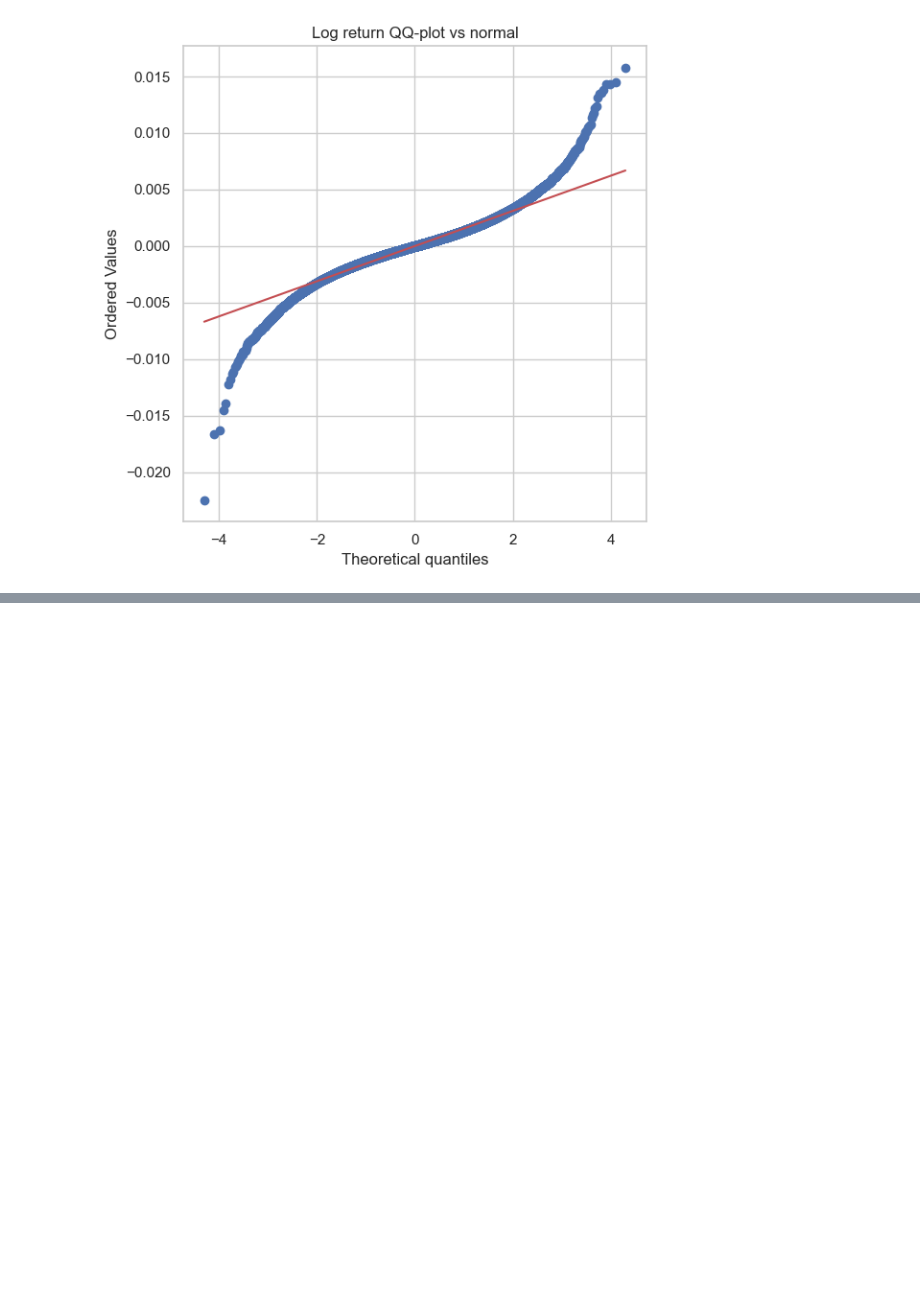
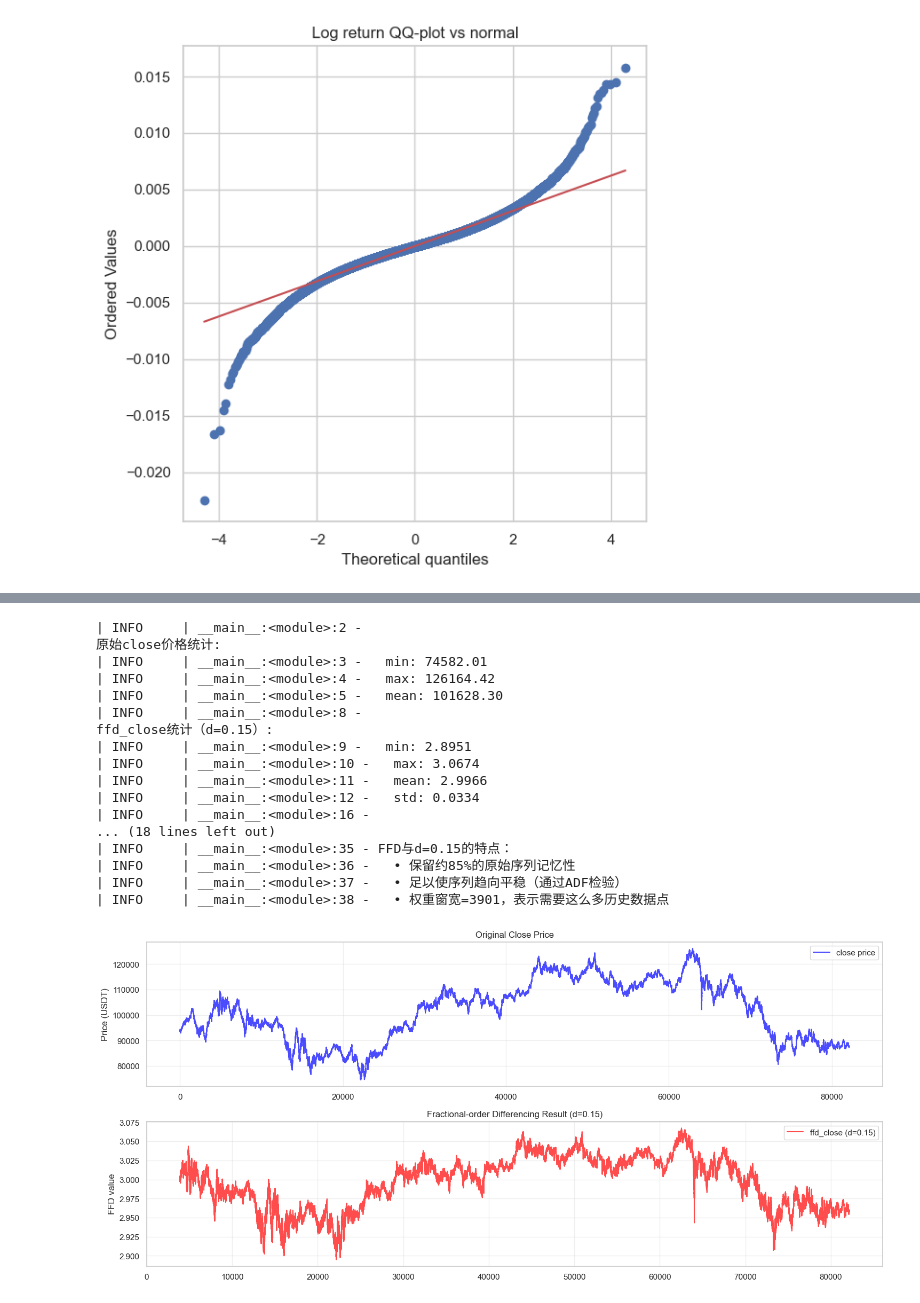
Before and after one commit to IthaiT/CryptoQuant, a Jupyter notebook: notebooks/data_process/handle_price.ipynb, the cells around one changed output, grey strips where cells are left out. Cells and saved outputs as stored; diff of their text form; code cells hidden in the pictures; blank space fills up the shorter version.

Commit message:
handle_price.ipynb stable version

```diff
--- a/notebooks/data_process/handle_price.ipynb
+++ b/notebooks/data_process/handle_price.ipynb
@@ -385,0 +356,80 @@ logger.info(f"used_lag: {stats['used_lag']}")
+# %%
+# 1. 检查各序列的基本统计
+logger.info(f"\n原始close价格统计:")
+logger.info(f"  min: {df['close'].min():.2f}")
+logger.info(f"  max: {df['close'].max():.2f}")
+logger.info(f"  mean: {df['close'].mean():.2f}")
+
+valid_ffd = df['ffd_close'].dropna()
+logger.info(f"\nffd_close统计（d=0.15）:")
+logger.info(f"  min: {valid_ffd.min():.4f}")
+logger.info(f"  max: {valid_ffd.max():.4f}")
+logger.info(f"  mean: {valid_ffd.mean():.4f}")
+logger.info(f"  std: {valid_ffd.std():.4f}")
+
+# 2. 检查权重
+weights = get_weights_ffd(0.15, thresh=1e-5, max_width=20000)
+logger.info(f"\n权重信息 (d=0.15):")
+logger.info(f"  权重窗口宽度: {len(weights)}")
+logger.info(f"  权重之和: {weights.sum():.6f}")
+logger.info(f"  首个权重 (w[0]): {weights[0]:.6f}")
+logger.info(f"  第一个权重 (w[-1]): {weights[-1]:.6f}")
+logger.info(f"  正权重之和: {weights[weights > 0].sum():.6f}")
+logger.info(f"  负权重之和: {weights[weights < 0].sum():.6f}")
+
+# 3. 数学解释
+logger.info(f"\n数学含义解释:")
+logger.info(f"FFD是Fixed-Width Window分数阶差分，计算公式：")
+logger.info(f"  ffd_t = Σ(w_k * log_close[t-k+1])")
+logger.info(f"其中 w_k 满足递推关系：w_k = -w_(k-1) * (d-k+1) / k")
+logger.info(f"")
+logger.info(f"FFD的数学含义：")
+logger.info(f"  • d=0: 无差分，保留全部记忆性")
+logger.info(f"  • 0<d<1: 部分差分，保留部分记忆性（平衡平稳性与记忆性）")
+logger.info(f"  • d=1: 一阶差分（log return），记忆性完全丧失")
+logger.info(f"")
+logger.info(f"FFD与d=0.15的特点：")
+logger.info(f"  • 保留约85%的原始序列记忆性")
+logger.info(f"  • 足以使序列趋向平稳（通过ADF检验）")
+logger.info(f"  • 权重窗宽={len(weights)}，表示需要这么多历史数据点")
+
+# 4. 可视化对比
+plt.figure(figsize=(15, 10))
+
+# 原始close
+plt.subplot(3, 1, 1)
+df['close'].plot(label='close price', color='blue', alpha=0.7)
+plt.title('Original Close Price')
+plt.ylabel('Price (USDT)')
+plt.legend()
+plt.grid(True, alpha=0.3)
+
+# ffd_close
+plt.subplot(3, 1, 2)
+df['ffd_close'].plot(label='ffd_close (d=0.15)', color='red', alpha=0.7)
+plt.title('Fractional-order Differencing Result (d=0.15)')
+plt.ylabel('FFD value')
+plt.legend()
+plt.grid(True, alpha=0.3)
+
+plt.tight_layout()
+plt.show()
+# %% [output]
+| INFO     | __main__:<module>:2 -
+原始close价格统计:
+| INFO     | __main__:<module>:3 -   min: 74582.01
+| INFO     | __main__:<module>:4 -   max: 126164.42
+| INFO     | __main__:<module>:5 -   mean: 101628.30
+| INFO     | __main__:<module>:8 -
+ffd_close统计（d=0.15）:
+| INFO     | __main__:<module>:9 -   min: 2.8951
+| INFO     | __main__:<module>:10 -   max: 3.0674
+| INFO     | __main__:<module>:11 -   mean: 2.9966
+| INFO     | __main__:<module>:12 -   std: 0.0334
+| INFO     | __main__:<module>:16 -
+... (18 lines left out)
+| INFO     | __main__:<module>:35 - FFD与d=0.15的特点：
+| INFO     | __main__:<module>:36 -   • 保留约85%的原始序列记忆性
+| INFO     | __main__:<module>:37 -   • 足以使序列趋向平稳（通过ADF检验）
+| INFO     | __main__:<module>:38 -   • 权重窗宽=3901，表示需要这么多历史数据点
+[figure, added]
```
Also changed, not shown: parts of 11 cells of this notebook.
